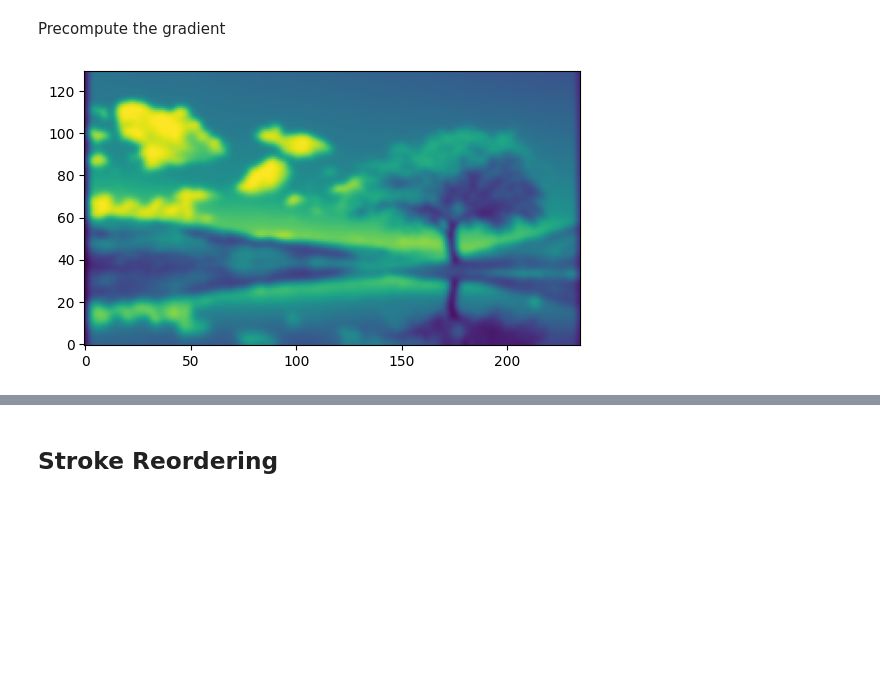
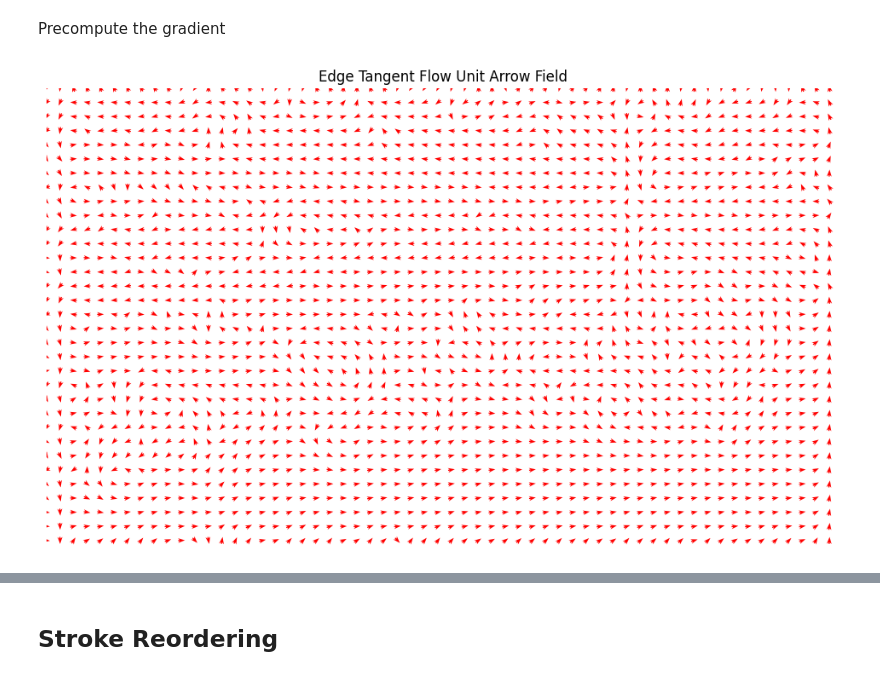
Before and after one commit to SimonMeersschaut/paint-bot, a Jupyter notebook: src/stroke_generation.ipynb, the cells around one changed output, grey strips where cells are left out. Cells and saved outputs as stored; diff of their text form; code cells hidden in the pictures; blank space fills up the shorter version.

Commit message:
Improved stroke vector field using ETF

```diff
--- a/src/stroke_generation.ipynb
+++ b/src/stroke_generation.ipynb
@@ -107,20 +108,62 @@ show_np_image(mark_boundaries(np_resized_image, resized_segments))
 ## Stroke Generation
 # %% [markdown]
 Precompute the gradient
+# %%
+# # 1. Smooth the image to get a reliable, non-noisy gradient field
+if np_resized_image.ndim == 3:
+    gray = 0.299 * np_resized_image[:,:,0] + 0.587 * np_resized_image[:,:,1] + 0.114 * np_resized_image[:,:,2]
+else:
+    gray = np_resized_image.copy()
+
+W, H, _ = np_resized_image.shape
+
+gray_smoothed = gaussian_filter(gray, sigma=1.5)
+unit_x, unit_y = calculate_etf_field(blurred_gray=gray_smoothed)
+vector_field = (unit_x, unit_y)
 # %%
-# # 1. Smooth the image to get a reliable, non-noisy gradient field
-if np_resized_image.ndim == 3:
-    gray = 0.299 * np_resized_image[:,:,0] + 0.587 * np_resized_image[:,:,1] + 0.114 * np_resized_image[:,:,2]
-else:
-    gray = np_resized_image.copy()
+import matplotlib.pyplot as plt
 
-W, H, _ = np_resized_image.shape
+# 3. Generate coordinates for plotting the quiver arrows
+# (Quiver plots look messy if you plot every single pixel, so we step/sample every 10th pixel)
+step = 4
+y_indices, x_indices = np.mgrid[0:H:step, 0:W:step]
 
-gray_smoothed = gaussian_filter(gray, sigma=1.5)
-show_np_image(gray_smoothed)
-gy, gx = np.gradient(gray_smoothed)
+# Flatten arrays for matplotlib quiver
+xx = x_indices.ravel()
+yy = y_indices.ravel()
+sample_x = unit_x[::step, ::step].ravel()
+sample_y = unit_y[::step, ::step].ravel()
+
+# If you don't need a specific visibility mask, select all sampled points
+visible = np.ones_like(xx, dtype=bool)
+
+# 4. Plotting
+fig, ax = plt.subplots(figsize=(12, 7))
+# ax.imshow(np_resized_image, cmap="gray" if np_resized_image.ndim == 2 else None)
+
+ax.quiver(
+    xx[visible],
+    yy[visible],
+    sample_x[visible],
+    sample_y[visible],
+    angles="xy",
+    scale_units="xy",
+    scale=0.5,  # Adjust scale if arrows look too long/short
+    width=0.003,  # Scaled down slightly so it's less crowded
+    headwidth=4.5,
+    headlength=6.5,
+    headaxislength=5.0,
+    pivot="mid",
+    color="red",  # Added color so arrows stand out against the image
+)
+
+ax.set_title("Edge Tangent Flow Unit Arrow Field")
+ax.set_xlim(0, W)
+ax.set_ylim(H, 0)  # Inverted Y-axis to match typical image coordinate space
+ax.axis("off")
+plt.show()
 # %% [output]
-[figure, old version]
+[figure, new version]
 # %%
 Hyperparameters.COLOR_METHOD = PaletteColorsOnly()
 
```
Also changed, not shown: parts of 6 cells of this notebook, 8 other files.
